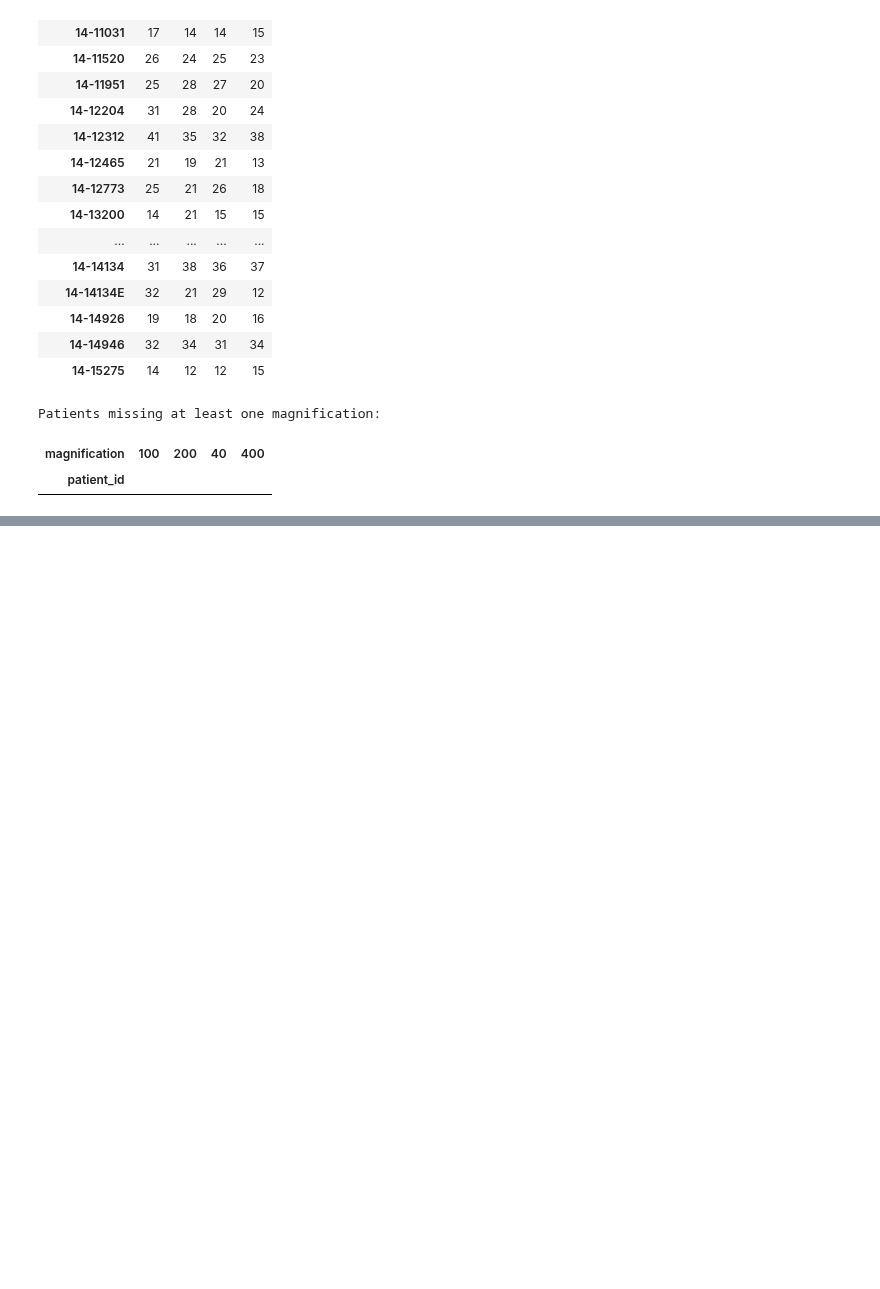
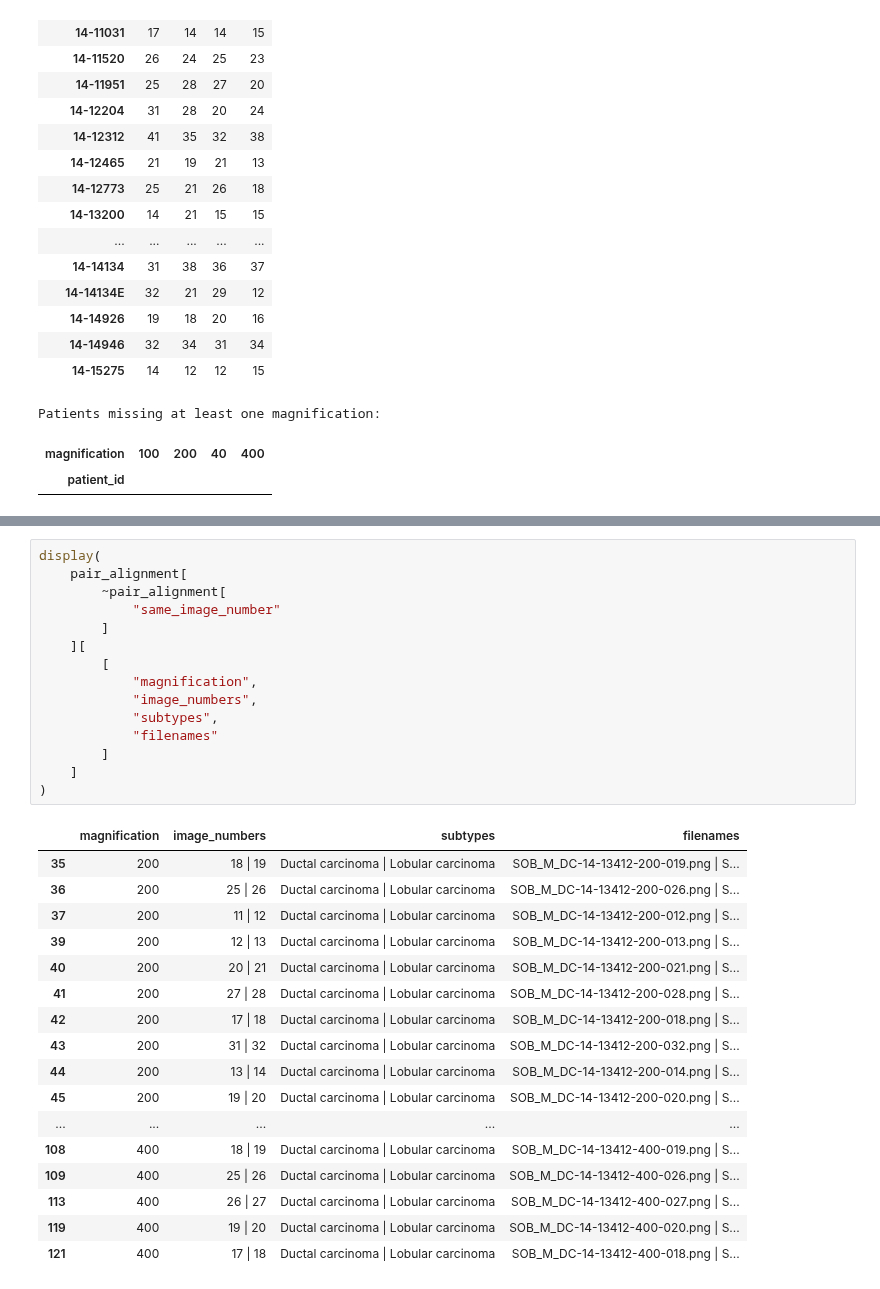
Before and after one commit to Yisihaq01/breast-histology-calibration, a Jupyter notebook: Notebooks/02_breakhis_all_magnification_audit.ipynb, the cells around one changed output, grey strips where cells are left out. Drawn from its saved outputs; the diff is of its cells as text; blank space fills up the shorter version.

```diff
--- a/Notebooks/02_breakhis_all_magnification_audit.ipynb
+++ b/Notebooks/02_breakhis_all_magnification_audit.ipynb
@@ -462,0 +1029,33 @@ Patients missing at least one magnification:
+# %%
+display(
+    pair_alignment[
+        ~pair_alignment[
+            "same_image_number"
+        ]
+    ][
+        [
+            "magnification",
+            "image_numbers",
+            "subtypes",
+            "filenames"
+        ]
+    ]
+)
+# %% [output]
+|  | magnification | image_numbers | subtypes | filenames |
+| 35 | 200 | 18 | 19 | Ductal carcinoma | Lobular carcinoma | SOB_M_DC-14-13412-200-019.png | S... |
+| 36 | 200 | 25 | 26 | Ductal carcinoma | Lobular carcinoma | SOB_M_DC-14-13412-200-026.png | S... |
+| 37 | 200 | 11 | 12 | Ductal carcinoma | Lobular carcinoma | SOB_M_DC-14-13412-200-012.png | S... |
+| 39 | 200 | 12 | 13 | Ductal carcinoma | Lobular carcinoma | SOB_M_DC-14-13412-200-013.png | S... |
+| 40 | 200 | 20 | 21 | Ductal carcinoma | Lobular carcinoma | SOB_M_DC-14-13412-200-021.png | S... |
+| 41 | 200 | 27 | 28 | Ductal carcinoma | Lobular carcinoma | SOB_M_DC-14-13412-200-028.png | S... |
+| 42 | 200 | 17 | 18 | Ductal carcinoma | Lobular carcinoma | SOB_M_DC-14-13412-200-018.png | S... |
+| 43 | 200 | 31 | 32 | Ductal carcinoma | Lobular carcinoma | SOB_M_DC-14-13412-200-032.png | S... |
+| 44 | 200 | 13 | 14 | Ductal carcinoma | Lobular carcinoma | SOB_M_DC-14-13412-200-014.png | S... |
+| 45 | 200 | 19 | 20 | Ductal carcinoma | Lobular carcinoma | SOB_M_DC-14-13412-200-020.png | S... |
+| ... | ... | ... | ... | ... |
+| 108 | 400 | 18 | 19 | Ductal carcinoma | Lobular carcinoma | SOB_M_DC-14-13412-400-019.png | S... |
+| 109 | 400 | 25 | 26 | Ductal carcinoma | Lobular carcinoma | SOB_M_DC-14-13412-400-026.png | S... |
+| 113 | 400 | 26 | 27 | Ductal carcinoma | Lobular carcinoma | SOB_M_DC-14-13412-400-027.png | S... |
+| 119 | 400 | 19 | 20 | Ductal carcinoma | Lobular carcinoma | SOB_M_DC-14-13412-400-020.png | S... |
+| 121 | 400 | 17 | 18 | Ductal carcinoma | Lobular carcinoma | SOB_M_DC-14-13412-400-018.png | S... |
```
Also changed, not shown: parts of 14 cells of this notebook.
